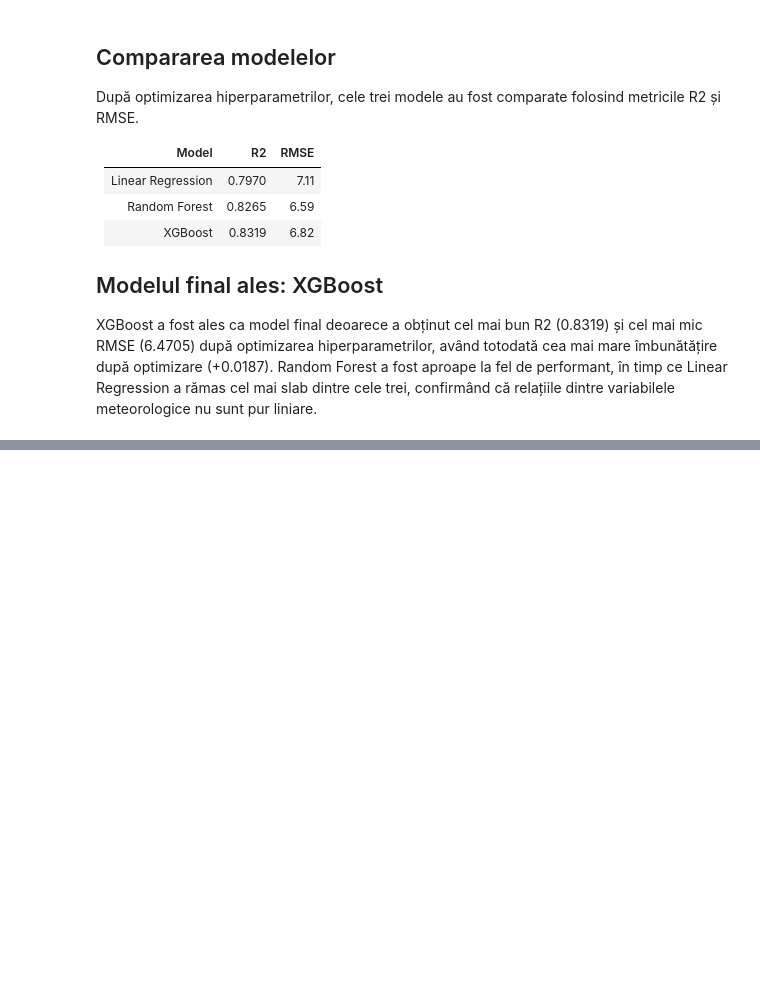
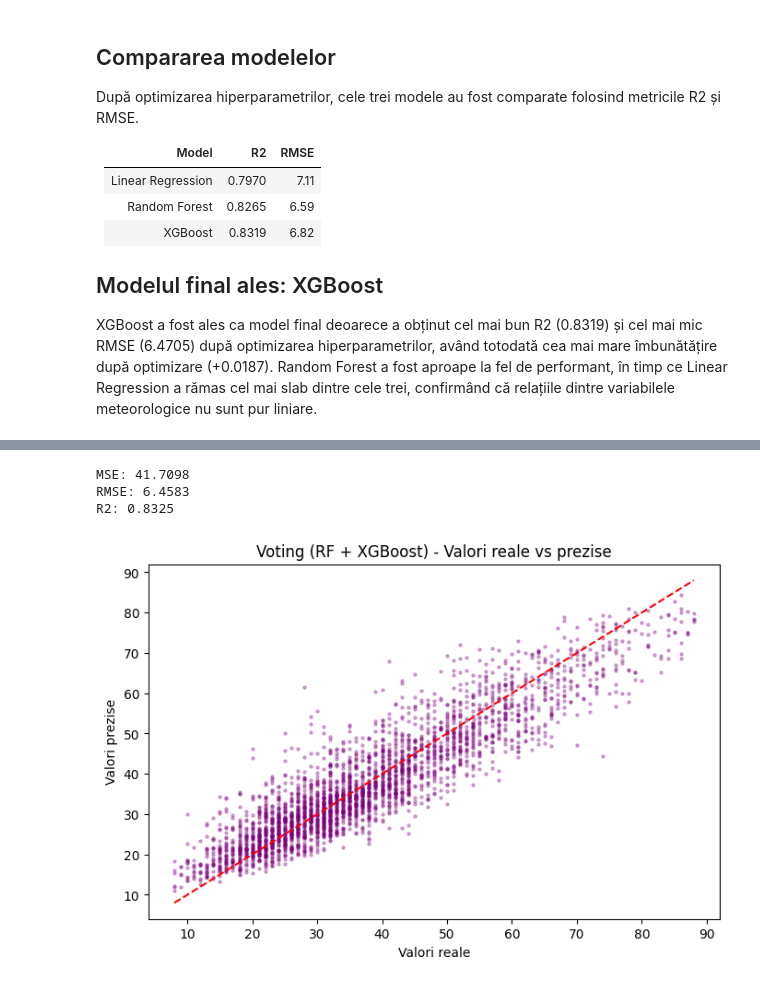
Before and after one commit to naominini/Prezicerea-Umiditatii-Solului, a Jupyter notebook: cod.ipynb, the cells around one changed output, grey strips where cells are left out. Saved outputs shown, nothing was run; the diff lists cells and outputs as text; code cells hidden in the pictures; blank space fills up the shorter version.

```diff
--- a/cod.ipynb
+++ b/cod.ipynb
@@ -595,0 +602,31 @@ XGBoost a fost ales ca model final deoarece a obținut cel mai bun R2 (0.8319)
+# %%
+from sklearn.ensemble import VotingRegressor
+
+voting_model = VotingRegressor(estimators=[
+    ('rf', best_rf),
+    ('xgb', best_xgb)
+])
+
+voting_model.fit(X_train_scaled, y_train)
+y_pred_voting = voting_model.predict(X_test_scaled)
+
+mse_voting = mean_squared_error(y_test, y_pred_voting)
+rmse_voting = np.sqrt(mse_voting)
+r2_voting = r2_score(y_test, y_pred_voting)
+
+print(f"MSE: {mse_voting:.4f}")
+print(f"RMSE: {rmse_voting:.4f}")
+print(f"R2: {r2_voting:.4f}")
+
+plt.figure(figsize=(8, 5))
+plt.scatter(y_test, y_pred_voting, alpha=0.3, s=5, color='purple')
+plt.plot([y_test.min(), y_test.max()], [y_test.min(), y_test.max()], 'r--')
+plt.title("Voting (RF + XGBoost) - Valori reale vs prezise")
+plt.xlabel("Valori reale")
+plt.ylabel("Valori prezise")
+plt.show()
+# %% [output]
+MSE: 41.7098
+RMSE: 6.4583
+R2: 0.8325
+[figure, added]
```
Also changed, not shown: parts of 2 cells of this notebook, 4 other files.
